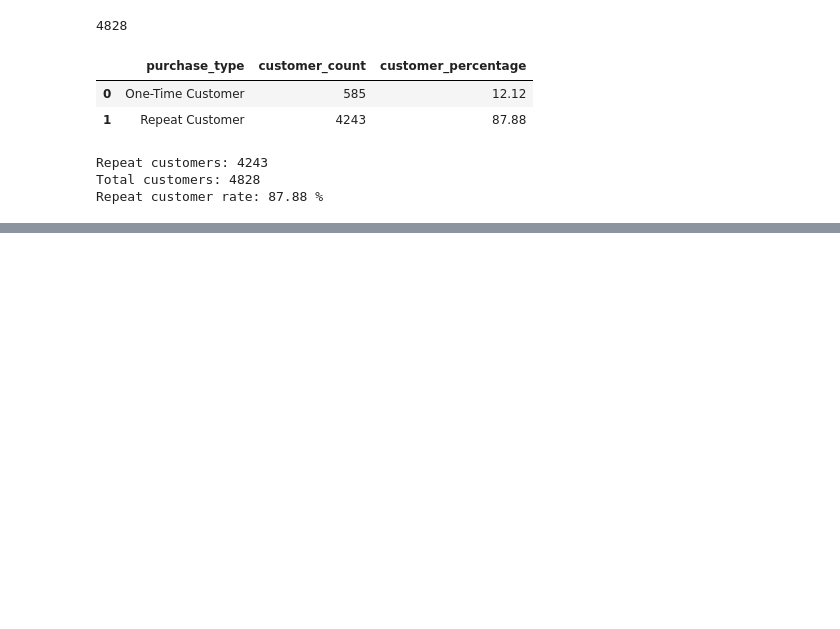
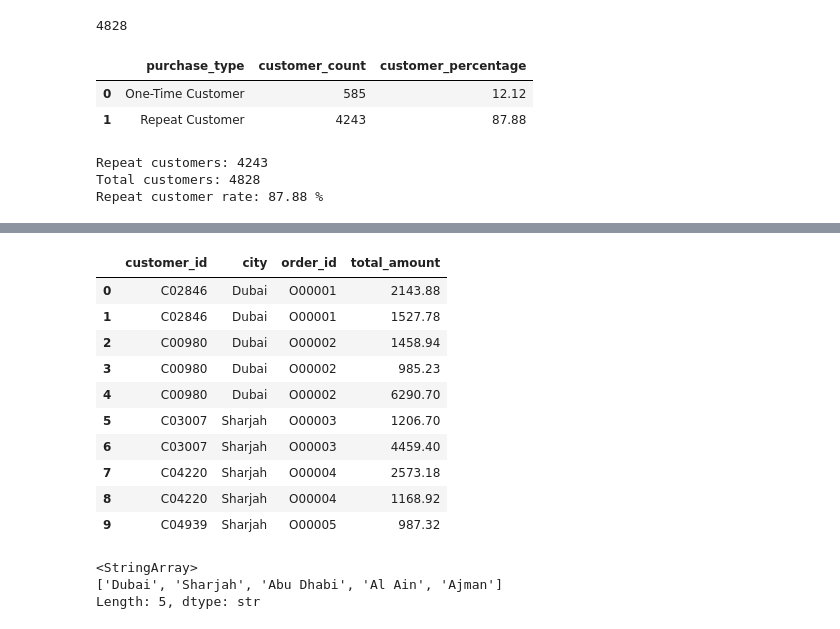
Before and after one commit to Mohammedvahith/E-commerce-Sales-Customer-Analytics, a Jupyter notebook: shopease-analytics/notebooks/03_eda.ipynb, the cells around one changed output, grey strips where cells are left out. Cells and saved outputs as stored; diff of their text form; code cells hidden in the pictures; blank space fills up the shorter version.

```diff
--- a/shopease-analytics/notebooks/03_eda.ipynb
+++ b/shopease-analytics/notebooks/03_eda.ipynb
@@ -1470,0 +1558,26 @@ Repeat customer rate: 87.88 %
+# %%
+# Inspect the city data
+
+display(
+    delivered_sales[
+        ["customer_id", "city", "order_id", "total_amount"]
+    ].head(10)
+)
+# %% [output]
+|  | customer_id | city | order_id | total_amount |
+| 0 | C02846 | Dubai | O00001 | 2143.88 |
+| 1 | C02846 | Dubai | O00001 | 1527.78 |
+| 2 | C00980 | Dubai | O00002 | 1458.94 |
+| 3 | C00980 | Dubai | O00002 | 985.23 |
+| 4 | C00980 | Dubai | O00002 | 6290.70 |
+| 5 | C03007 | Sharjah | O00003 | 1206.70 |
+| 6 | C03007 | Sharjah | O00003 | 4459.40 |
+| 7 | C04220 | Sharjah | O00004 | 2573.18 |
+| 8 | C04220 | Sharjah | O00004 | 1168.92 |
+| 9 | C04939 | Sharjah | O00005 | 987.32 |
+# %%
+print(delivered_sales["city"].unique())
+# %% [output]
+<StringArray>
+['Dubai', 'Sharjah', 'Abu Dhabi', 'Al Ain', 'Ajman']
+Length: 5, dtype: str
```
Also changed, not shown: parts of 12 cells of this notebook.
